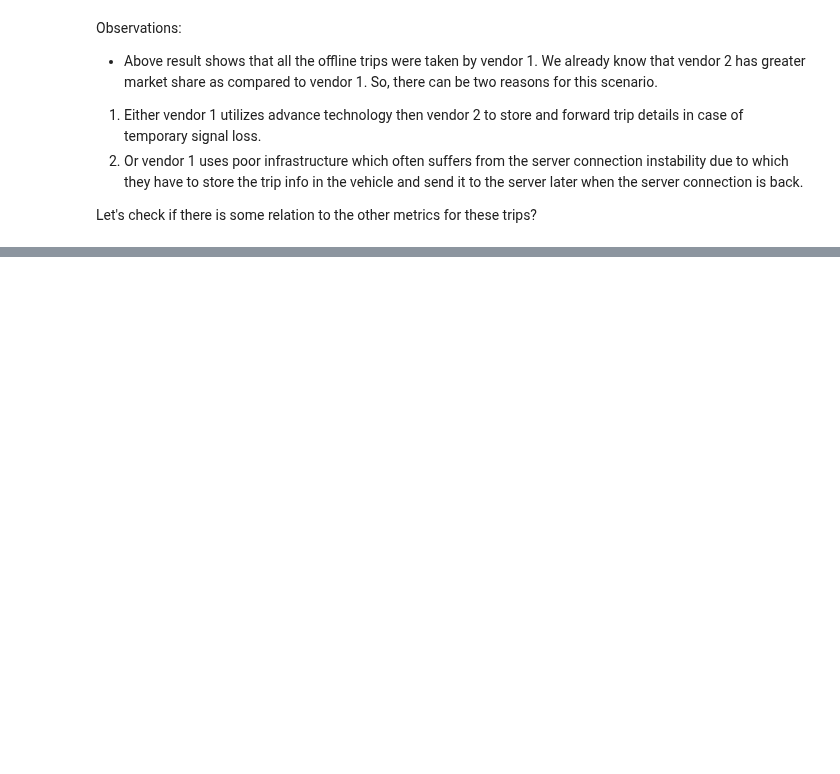
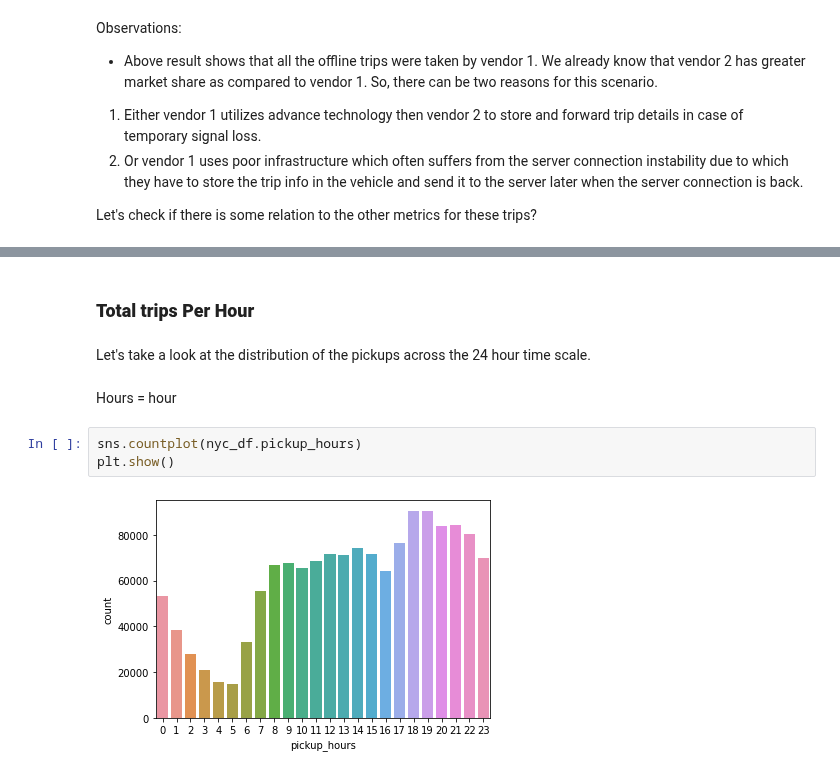
Before and after one commit to harshithgowdakc/NYC-Taxi-Data, a Jupyter notebook: NYC_Taxi_Data.ipynb, the cells around one changed output, grey strips where cells are left out. Cells and saved outputs as stored; diff of their text form; blank space fills up the shorter version.

```diff
--- a/NYC_Taxi_Data.ipynb
+++ b/NYC_Taxi_Data.ipynb
@@ -725,0 +732,11 @@ nyc_[data.flag_Y == 1]
+# %% [markdown]
+### **Total trips Per Hour**
+# %% [markdown]
+Let's take a look at the distribution of the pickups across the 24 hour time scale.
+# %% [markdown]
+Hours = hour
+# %%
+sns.countplot(nyc_df.pickup_hours)
+plt.show()
+# %% [output]
+[figure, added]
```
Also changed, not shown: parts of 38 cells of this notebook.
